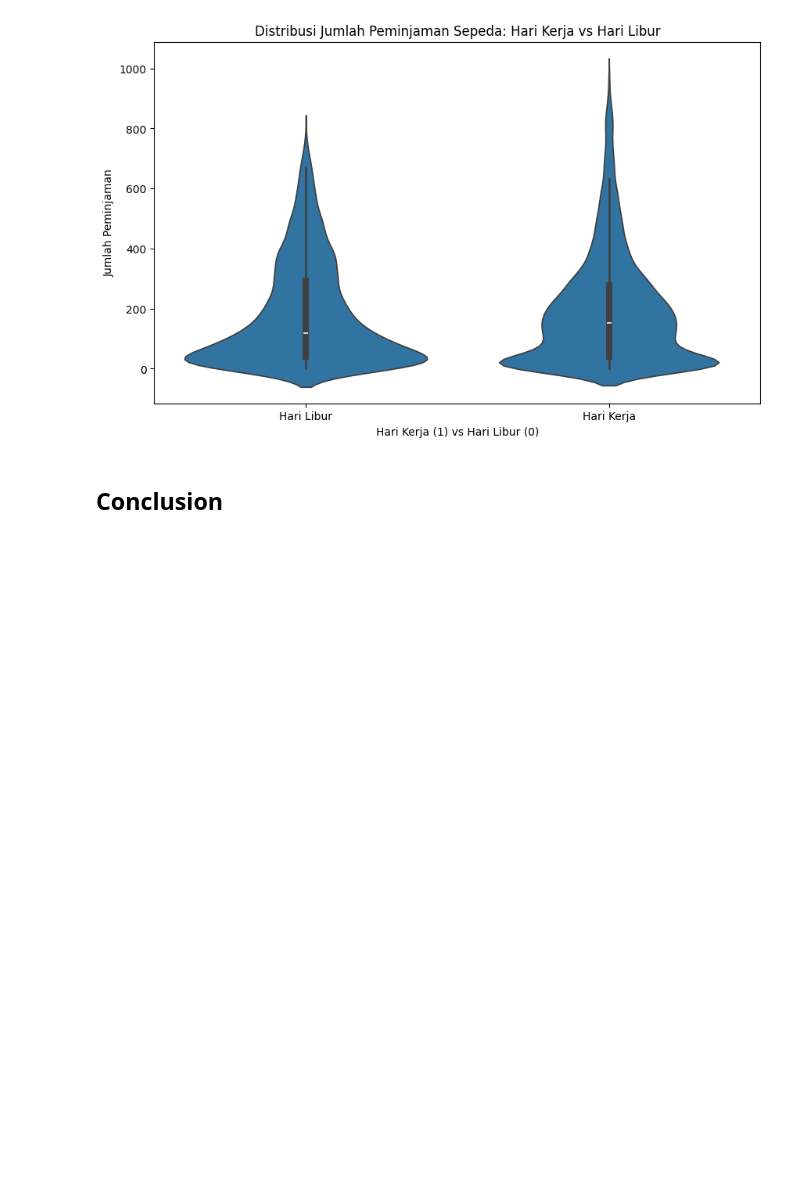
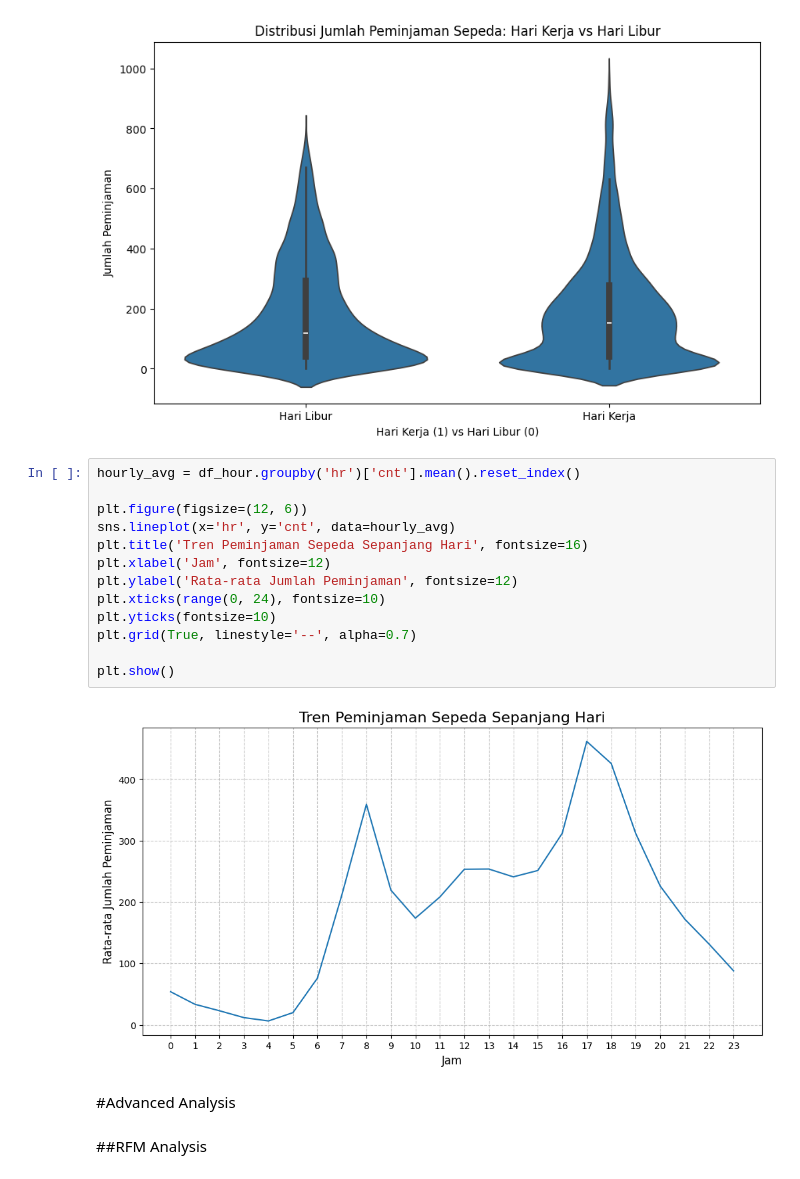
Before and after one commit to volumeee/submission-dicoding-bike-sharing, a Jupyter notebook: notebook.ipynb, the cells around one changed output. Saved outputs shown, nothing was run; the diff lists cells and outputs as text; blank space fills up the shorter version.

```diff
--- a/notebook.ipynb
+++ b/notebook.ipynb
@@ -141,5 +162,22 @@ plt.xticks([0, 1], ['Hari Libur', 'Hari Kerja'], fontsize=10)
 plt.show()
 # %% [output]
 [figure]
-# %% [markdown]
-## Conclusion
+# %%
+hourly_avg = df_hour.groupby('hr')['cnt'].mean().reset_index()
+
+plt.figure(figsize=(12, 6))
+sns.lineplot(x='hr', y='cnt', data=hourly_avg)
+plt.title('Tren Peminjaman Sepeda Sepanjang Hari', fontsize=16)
+plt.xlabel('Jam', fontsize=12)
+plt.ylabel('Rata-rata Jumlah Peminjaman', fontsize=12)
+plt.xticks(range(0, 24), fontsize=10)
+plt.yticks(fontsize=10)
+plt.grid(True, linestyle='--', alpha=0.7)
+
+plt.show()
+# %% [output]
+[figure, added]
+# %% [markdown]
+#Advanced Analysis
+# %% [markdown]
+##RFM Analysis
```
Also changed, not shown: parts of 12 cells of this notebook, 1 other file.
